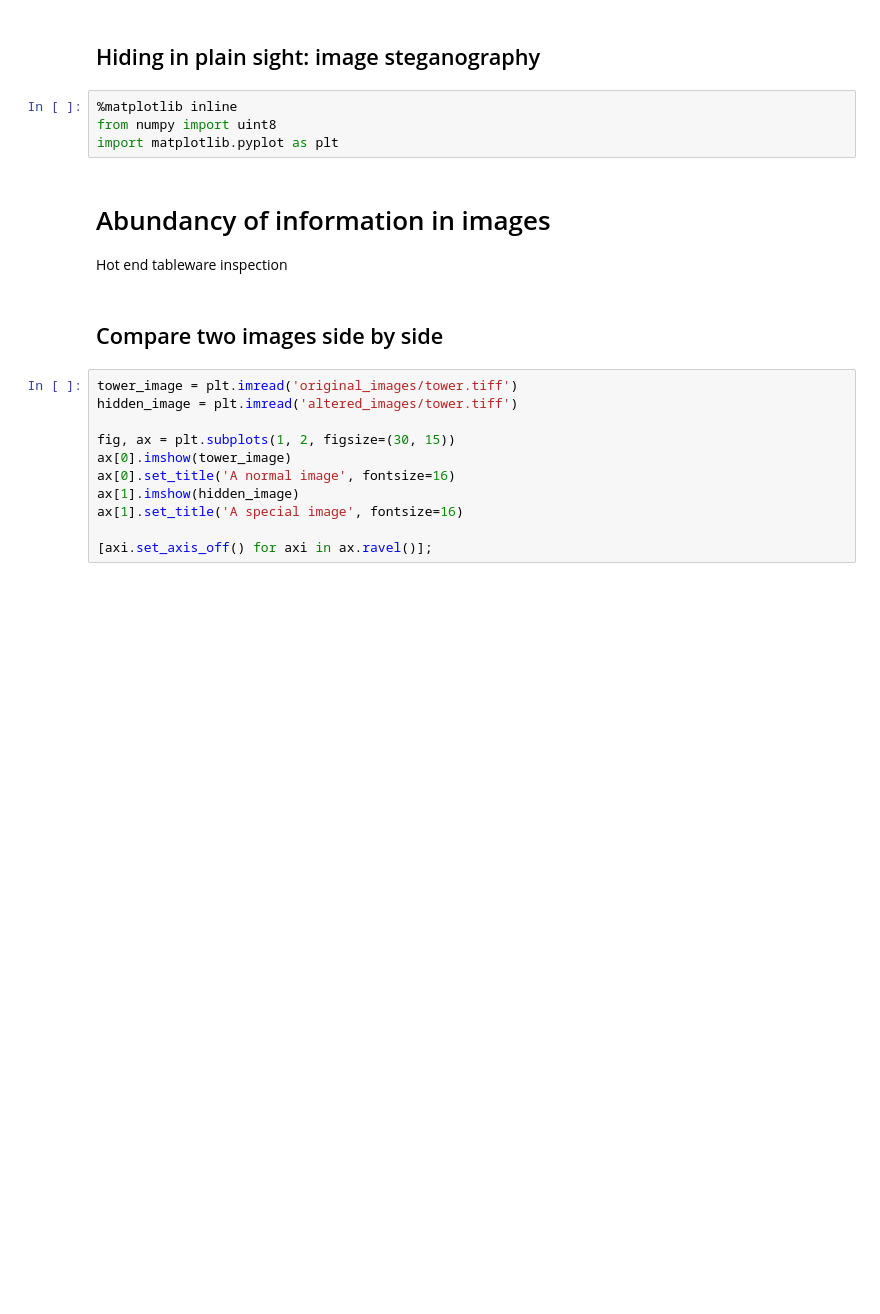
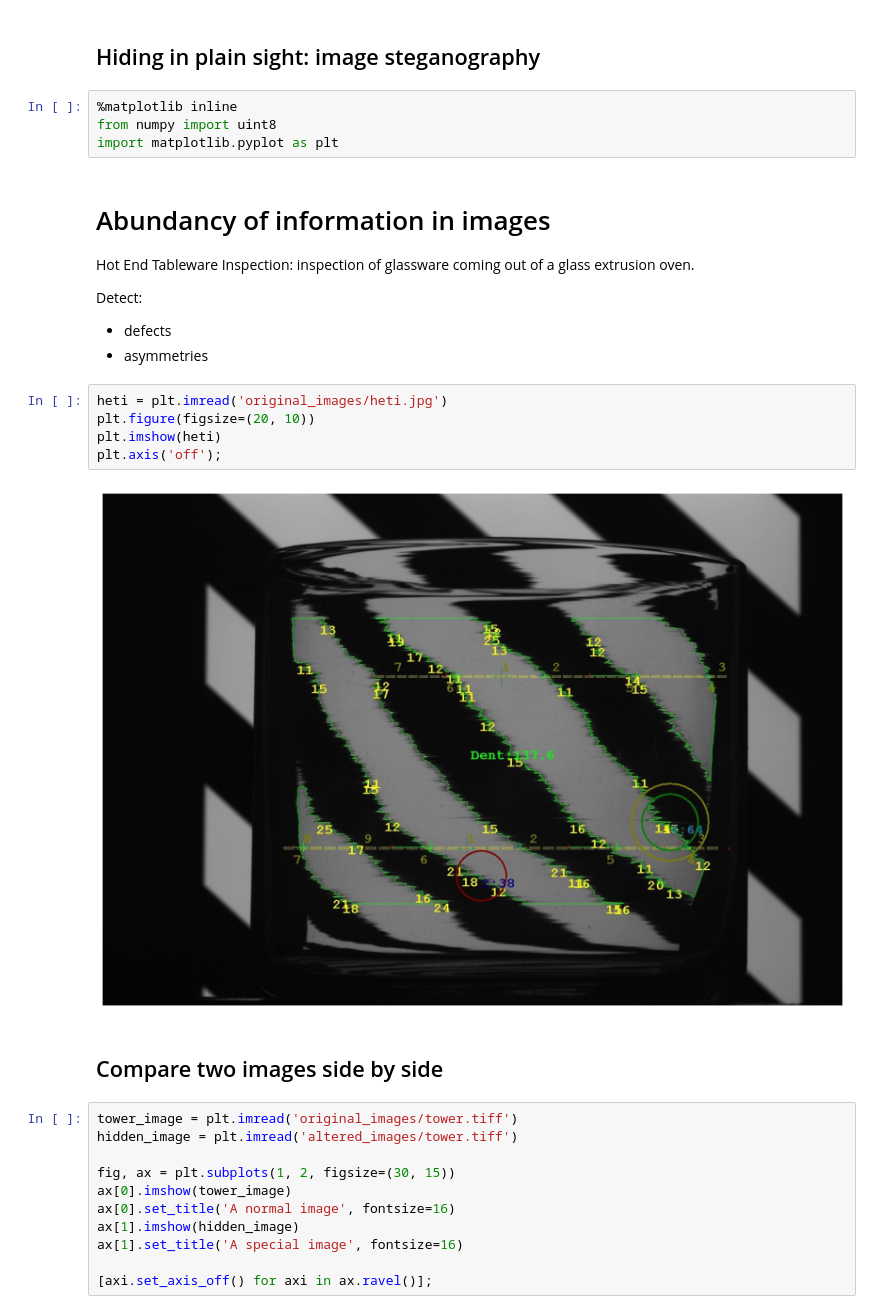
Before and after one commit to simonaertssen/steganography, a Jupyter notebook: steganography.ipynb, the cells around one changed output. Saved outputs shown, nothing was run; the diff lists cells and outputs as text; blank space fills up the shorter version.

Commit message:
Added a HETI image

```diff
--- a/steganography.ipynb
+++ b/steganography.ipynb
@@ -6,7 +6,18 @@ from numpy import uint8
 import matplotlib.pyplot as plt
 # %% [markdown]
 # Abundancy of information in images
-Hot end tableware inspection
+Hot End Tableware Inspection: inspection of glassware coming out of a glass extrusion oven.
+
+Detect:
+ - defects
+ - asymmetries
+# %%
+heti = plt.imread('original_images/heti.jpg')
+plt.figure(figsize=(20, 10))
+plt.imshow(heti)
+plt.axis('off');
+# %% [output]
+[figure, added]
 # %% [markdown]
 ## Compare two images side by side
 # %%
```
